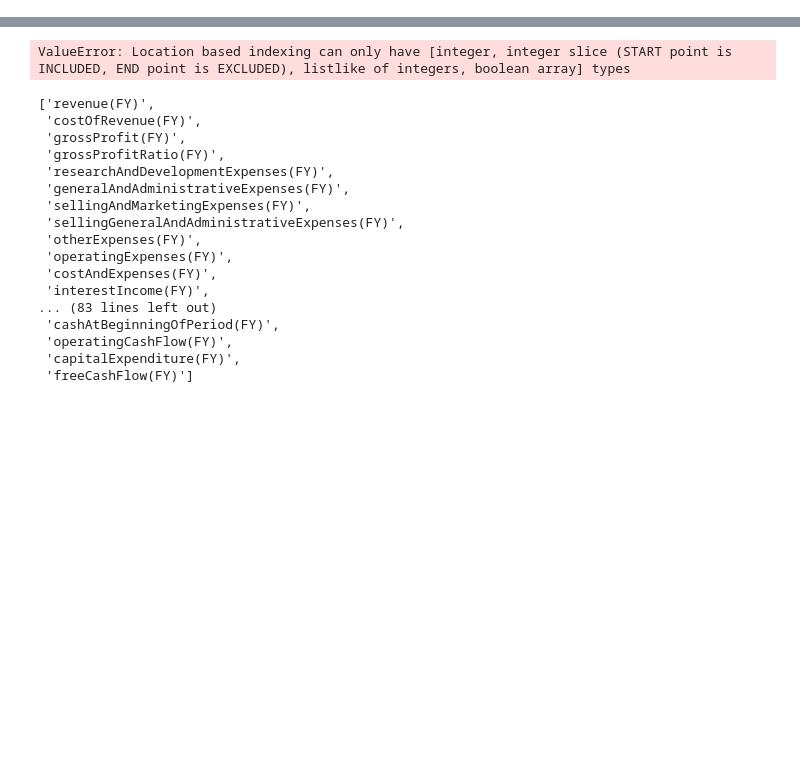
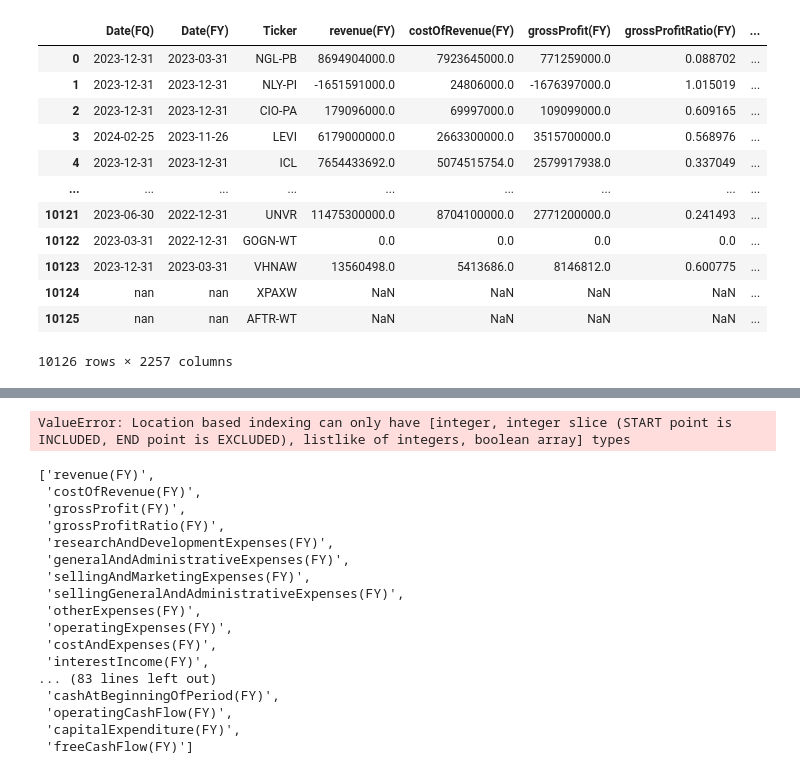
Before and after one commit to Hamza-joosub/StonksModels, a Jupyter notebook: WebAPP.ipynb, the cells around one changed output, grey strips where cells are left out. Saved outputs shown, nothing was run; the diff lists cells and outputs as text; code cells hidden in the pictures; blank space fills up the shorter version.

```diff
--- a/WebAPP.ipynb
+++ b/WebAPP.ipynb
@@ -14 +19,19 @@ import pickle
 warnings.simplefilter(action='ignore', category=pd.errors.PerformanceWarning)
+# %%
+db = pd.read_pickle('US_Stock_Database.pkl')
+db = db.reset_index(drop=True)
+db
+# %% [output]
+|  | Date(FQ) | Date(FY) | Ticker | revenue(FY) | costOfRevenue(FY) | grossProfit(FY) | grossProfitRatio(FY) | ... |
+| 0 | 2023-12-31 | 2023-03-31 | NGL-PB | 8694904000.0 | 7923645000.0 | 771259000.0 | 0.088702 | ... |
+| 1 | 2023-12-31 | 2023-12-31 | NLY-PI | -1651591000.0 | 24806000.0 | -1676397000.0 | 1.015019 | ... |
+| 2 | 2023-12-31 | 2023-12-31 | CIO-PA | 179096000.0 | 69997000.0 | 109099000.0 | 0.609165 | ... |
+| 3 | 2024-02-25 | 2023-11-26 | LEVI | 6179000000.0 | 2663300000.0 | 3515700000.0 | 0.568976 | ... |
+| 4 | 2023-12-31 | 2023-12-31 | ICL | 7654433692.0 | 5074515754.0 | 2579917938.0 | 0.337049 | ... |
+| ... | ... | ... | ... | ... | ... | ... | ... | ... |
+| 10121 | 2023-06-30 | 2022-12-31 | UNVR | 11475300000.0 | 8704100000.0 | 2771200000.0 | 0.241493 | ... |
+| 10122 | 2023-03-31 | 2022-12-31 | GOGN-WT | 0.0 | 0.0 | 0.0 | 0.0 | ... |
+| 10123 | 2023-12-31 | 2023-03-31 | VHNAW | 13560498.0 | 5413686.0 | 8146812.0 | 0.600775 | ... |
+| 10124 | nan | nan | XPAXW | NaN | NaN | NaN | NaN | ... |
+| 10125 | nan | nan | AFTR-WT | NaN | NaN | NaN | NaN | ... |
+10126 rows × 2257 columns
```
Also changed, not shown: parts of 18 cells of this notebook, 4 other files.
